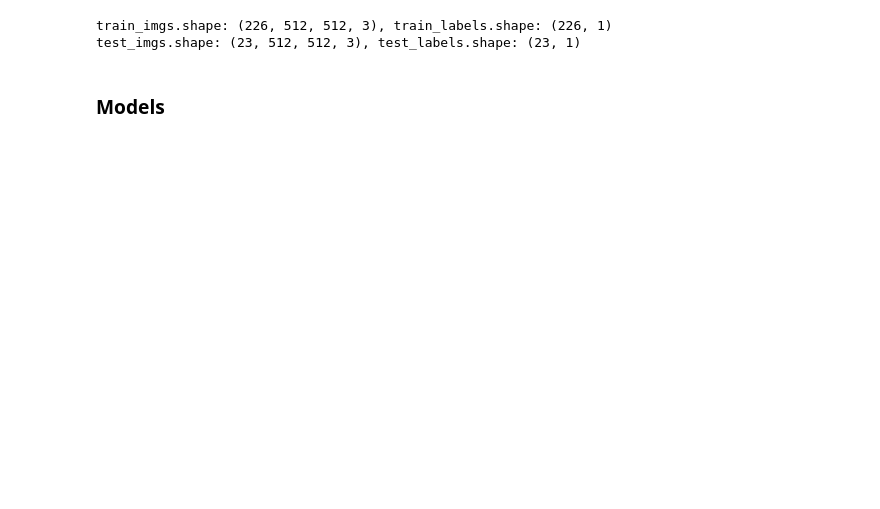
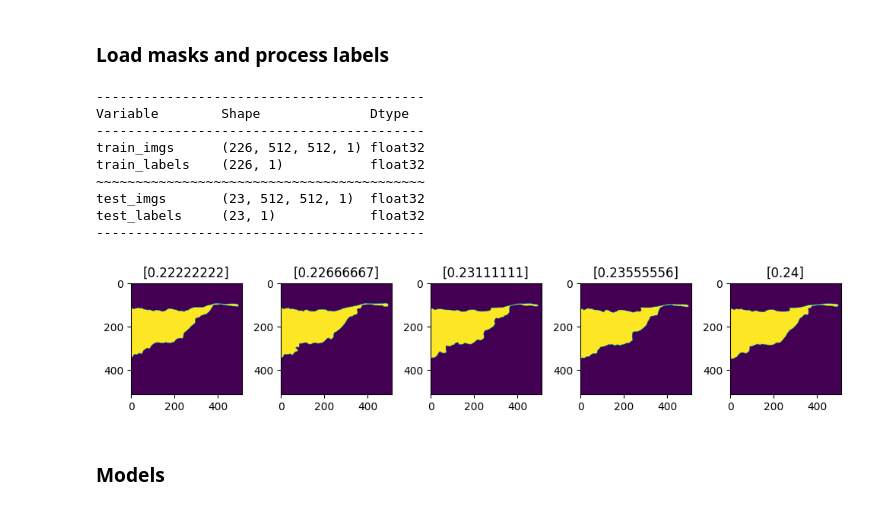
Before and after one commit to Tiago1Ribeiro/spatiotemporal-vae-reconstruction, a Jupyter notebook: src/datapreprocessing.ipynb, the cells around one changed output. Saved outputs shown, nothing was run; the diff lists cells and outputs as text; code cells hidden in the pictures; blank space fills up the shorter version.

```diff
--- a/src/datapreprocessing.ipynb
+++ b/src/datapreprocessing.ipynb
@@ -134,28 +141,39 @@ print("Test masks:", len(msks_test_paths))
+# %% [markdown]
+### Load masks and process labels
 # %%
-# Load images and masks
+if DATA == 'full':
+    TRAIN_DIR = os.path.join(BASE_DIR, config["data"]["train_dir"], "masks")
+else:
+    TRAIN_DIR = os.path.join(BASE_DIR, config["data"]["train_sampled_dir"], "masks")
+TEST_DIR = os.path.join(BASE_DIR, config["data"]["test_dir"], "masks")
 
-# data/BurnedAreaUAV_dataset/PNG/train/frames
-if DATA == 'full':
-    TRAIN_DIR = os.path.join(BASE_DIR, config["data"]["train_dir"], "images")
-else:
-    TRAIN_DIR = os.path.join(BASE_DIR, config["data"]["train_sampled_dir"], "images")
+# train and test numpy arrays
+train_masks = load_images_from_folder(TRAIN_DIR, target_size=config["data"]["input_size"])
+test_masks = load_images_from_folder(TEST_DIR, target_size=config["data"]["input_size"])
 
-train_imgs = load_images_from_folder(TRAIN_DIR, target_size=config["data"]["input_size"])
-test_imgs = load_images_from_folder(os.path.join(BASE_DIR, config["data"]["test_dir"], "images"),
-                                    target_size=config["data"]["input_size"])
-
+# labels normalization and reshaping
 max_val = np.max(msks_train_labels)
 train_labels = (msks_train_labels/max_val).astype(np.float32)
 train_labels = np.expand_dims(train_labels, axis=-1)
-
 test_labels = (msks_test_labels/max_val).astype(np.float32)
 test_labels = np.expand_dims(test_labels, axis=-1)
 
-print(f"train_imgs.shape: {train_imgs.shape}, train_labels.shape: {train_labels.shape}")
-print(f"test_imgs.shape: {test_imgs.shape}, test_labels.shape: {test_labels.shape}")
-
-# train_imgs = train_imgs.reshape((-1, config["data"]["input_size"][0]*config["data"]["input_size"][1]))
-# test_imgs = test_imgs.reshape((-1, config["data"]["input_size"][0]*config["data"]["input_size"][1]))
+print("-" * 42)
+print(f"{'Variable':<15} {'Shape':<18} {'Dtype'}")
+print("-" * 42)
+print(f"{'train_imgs':<15} {str(train_masks.shape):<18} {train_masks.dtype}")
+print(f"{'train_labels':<15} {str(train_labels.shape):<18} {train_labels.dtype}")
+print("~" * 42)
+print(f"{'test_imgs':<15} {str(test_masks.shape):<18} {test_masks.dtype}")
+print(f"{'test_labels':<15} {str(test_labels.shape):<18} {test_labels.dtype}")
+print("-" * 42)
 # %% [output]
-train_imgs.shape: (226, 512, 512, 3), train_labels.shape: (226, 1)
-test_imgs.shape: (23, 512, 512, 3), test_labels.shape: (23, 1)
+------------------------------------------
+Variable        Shape              Dtype
+------------------------------------------
+train_imgs      (226, 512, 512, 1) float32
+train_labels    (226, 1)           float32
+~~~~~~~~~~~~~~~~~~~~~~~~~~~~~~~~~~~~~~~~~~
+test_imgs       (23, 512, 512, 1)  float32
+test_labels     (23, 1)            float32
+------------------------------------------
@@ -165,2 +180,15 @@ test_imgs.shape: (23, 512, 512, 3), test_labels.shape: (23, 1)
+# %%
+#plot some images and masks
+import matplotlib.pyplot as plt
+plt.figure(figsize=(10, 6))
+n_imgs = 5
+for i in range(n_imgs):
+    plt.subplot(1, n_imgs, i+1)
+    plt.imshow(train_masks[i+50])
+    # label in the title
+    plt.title(train_labels[i+50])
+plt.tight_layout()
+# %% [output]
+[figure, added]
 # %% [markdown]
 ### Models
```
Also changed, not shown: parts of 13 cells of this notebook, 3 other files.
